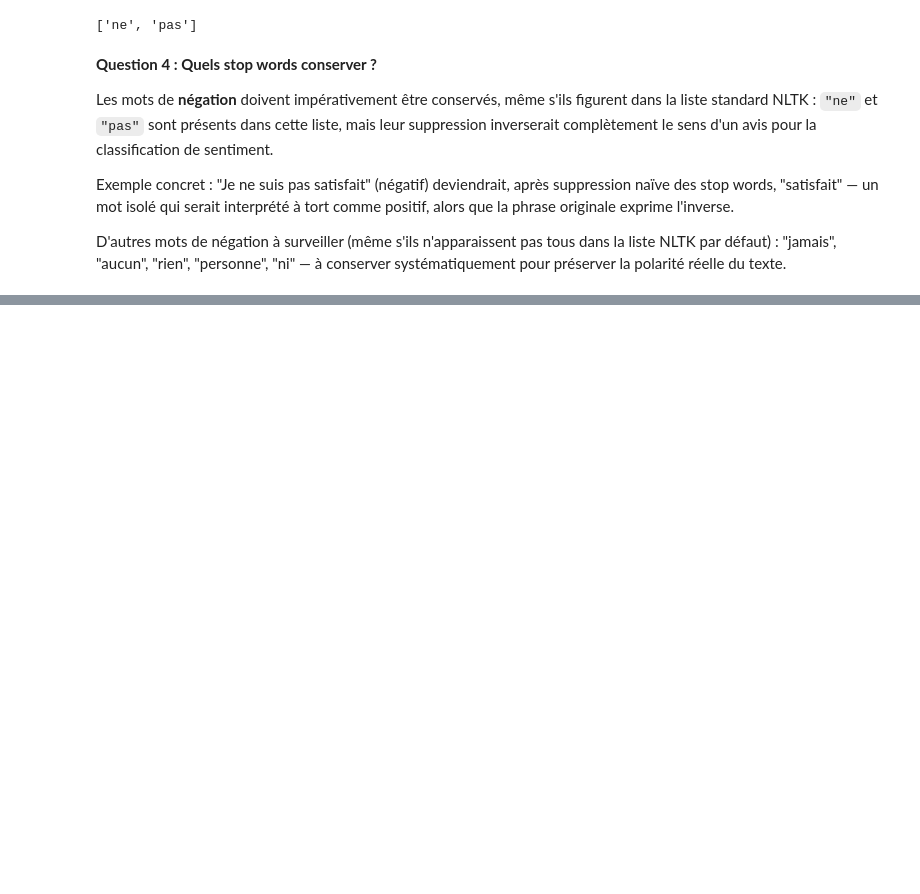
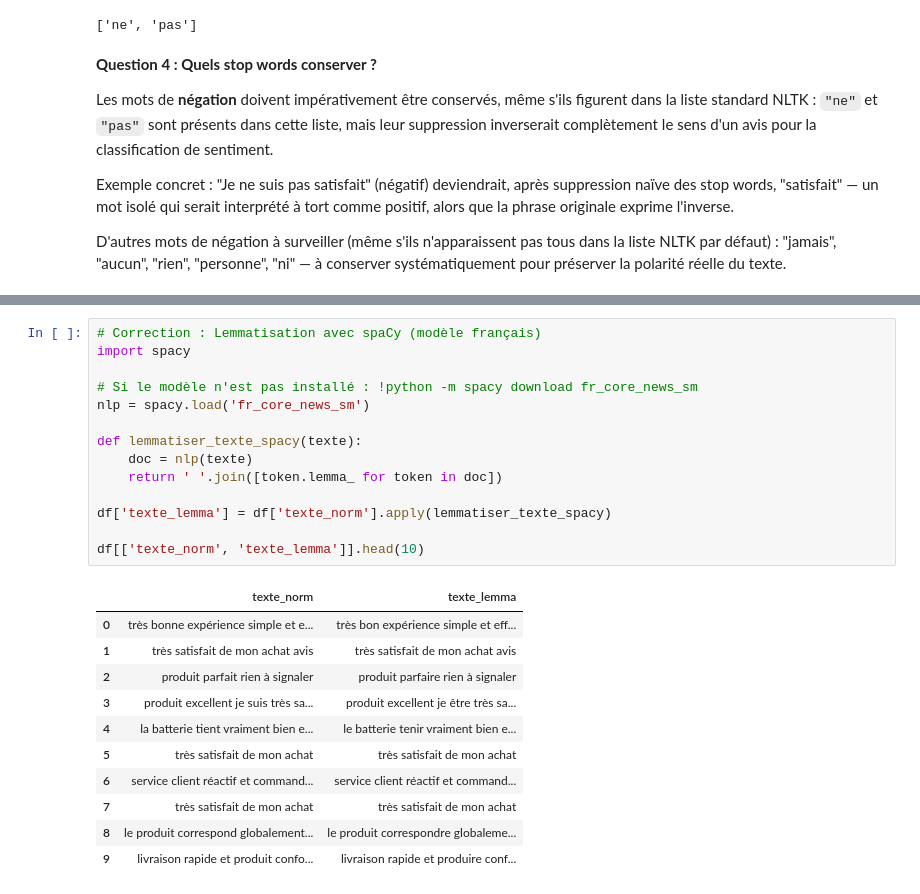
Before and after one commit to Atou-D10/atelier_prepa_donnees_textuelles, a Jupyter notebook: notebooks/atelier_prepa_donnees_textuelles.ipynb, the cells around one changed output, grey strips where cells are left out. Drawn from its saved outputs; the diff is of its cells as text; blank space fills up the shorter version.

Commit message:
Partie 4 - Q5: lemmatisation avec spaCy (modele francais)

```diff
--- a/notebooks/atelier_prepa_donnees_textuelles.ipynb
+++ b/notebooks/atelier_prepa_donnees_textuelles.ipynb
@@ -681,0 +707,26 @@ D'autres mots de négation à surveiller (même s'ils n'apparaissent pas tous da
+# %%
+# Correction : Lemmatisation avec spaCy (modèle français)
+import spacy
+
+# Si le modèle n'est pas installé : !python -m spacy download fr_core_news_sm
+nlp = spacy.load('fr_core_news_sm')
+
+def lemmatiser_texte_spacy(texte):
+    doc = nlp(texte)
+    return ' '.join([token.lemma_ for token in doc])
+
+df['texte_lemma'] = df['texte_norm'].apply(lemmatiser_texte_spacy)
+
+df[['texte_norm', 'texte_lemma']].head(10)
+# %% [output]
+|  | texte_norm | texte_lemma |
+| 0 | très bonne expérience simple et e... | très bon expérience simple et eff... |
+| 1 | très satisfait de mon achat avis | très satisfait de mon achat avis |
+| 2 | produit parfait rien à signaler | produit parfaire rien à signaler |
+| 3 | produit excellent je suis très sa... | produit excellent je être très sa... |
+| 4 | la batterie tient vraiment bien e... | le batterie tenir vraiment bien e... |
+| 5 | très satisfait de mon achat | très satisfait de mon achat |
+| 6 | service client réactif et command... | service client réactif et command... |
+| 7 | très satisfait de mon achat | très satisfait de mon achat |
+| 8 | le produit correspond globalement... | le produit correspondre globaleme... |
+| 9 | livraison rapide et produit confo... | livraison rapide et produire conf... |
```
Also changed, not shown: parts of 2 cells of this notebook.
